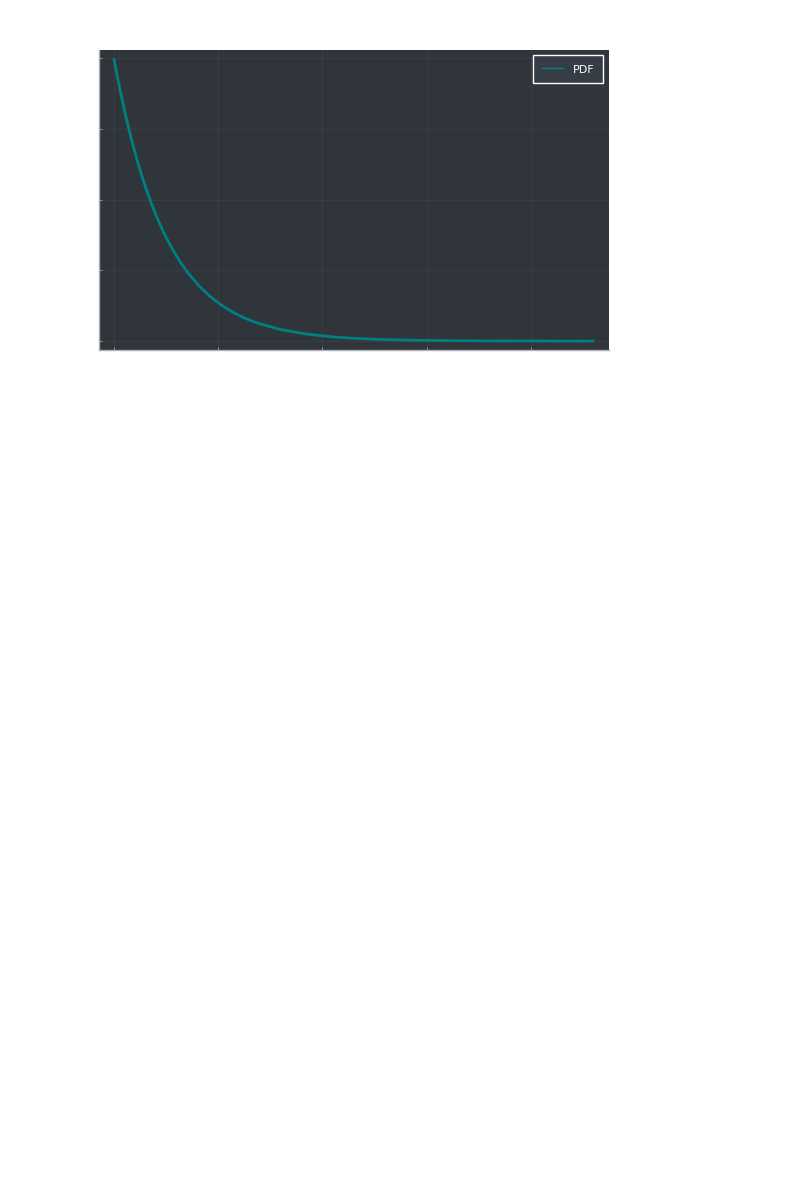
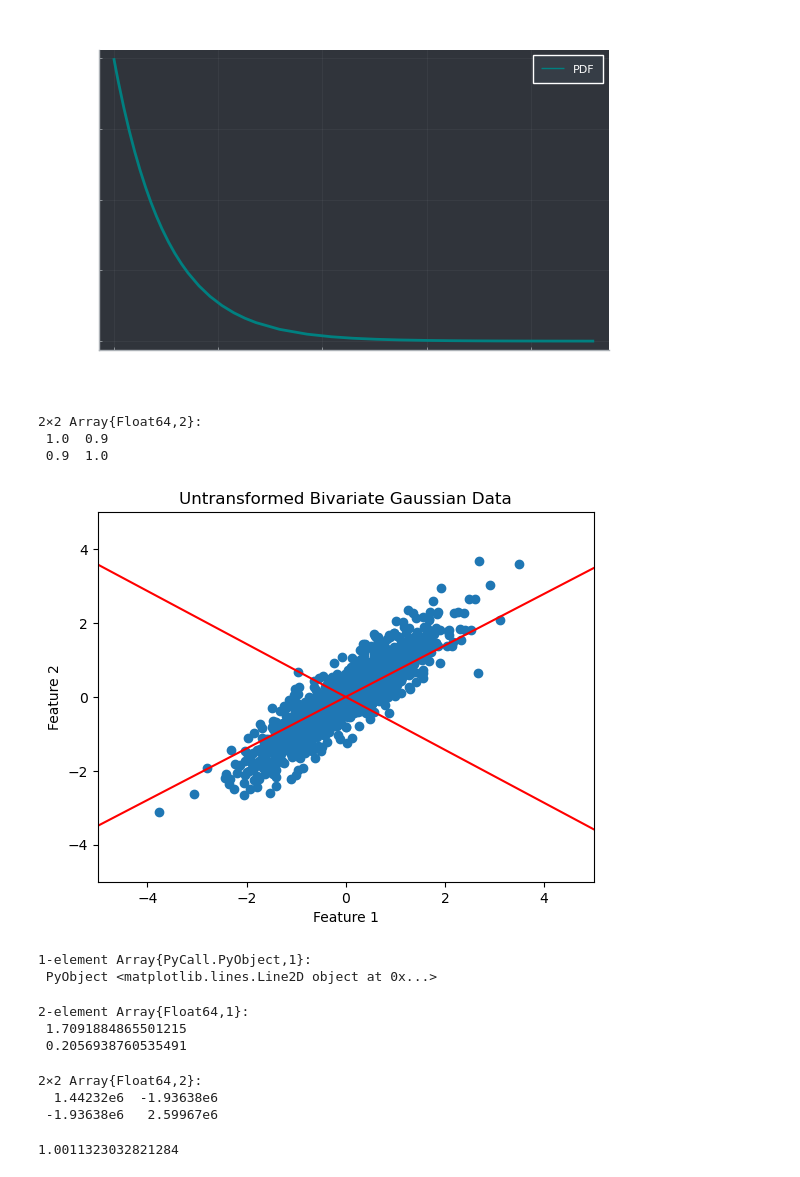
Before and after one commit to jberezow/OptDigits, a Jupyter notebook: Thesis-Plots.ipynb, the cells around one changed output. Cells and saved outputs as stored; diff of their text form; code cells hidden in the pictures; blank space fills up the shorter version.

```diff
--- a/Thesis-Plots.ipynb
+++ b/Thesis-Plots.ipynb
@@ -32,3 +41,58 @@ display(plt)
 # %% [output]
 [figure]
 [figure]
+# %%
+using PyPlot
+μ = [0,0]
+Σ = [1 0.9
+    0.9 1.0]
+display(Σ)
+x = rand(MvNormal(μ,Σ),1000)
+PyPlot.scatter(x[1,:],x[2,:])
+plt.xlim(-5,5)
+plt.ylim(-5,5)
+plt.title("Untransformed Bivariate Gaussian Data")
+plt.xlabel("Feature 1")
+plt.ylabel("Feature 2")
+
+dims = 2
+x_pca = fit(PCA,x,maxoutdim=dims)
+xt = transform(x_pca,x)
+
+x2 = x*transpose(x)
+A = eigvecs(x2)
+xs = [-5+i/1000 for i=1:10000]
+line1 = [A[1,1]*i for i in xs]
+line2 = [A[2,1]*i for i in xs]
+PyPlot.plot(xs,line1,color="red")
+PyPlot.plot(xs,line2,color="red")
+# %% [output]
+2×2 Array{Float64,2}:
+ 1.0  0.9
+ 0.9  1.0
+[figure, added]
+1-element Array{PyCall.PyObject,1}:
+ PyObject <matplotlib.lines.Line2D object at 0x...>
+# %%
+dims = 2
+x_pca = fit(PCA,x,maxoutdim=dims)
+xt = transform(x_pca,x)
+
+x_pca.prinvars
+# %% [output]
+2-element Array{Float64,1}:
+ 1.7091884865501215
+ 0.2056938760535491
+# %%
+cov(x2)
+# %% [output]
+2×2 Array{Float64,2}:
+  1.44232e6  -1.93638e6
+ -1.93638e6   2.59967e6
+# %%
+x2 = x*transpose(x)
+A = eigvecs(x2)
+e1 = A[1,2]/A[1,1]
+e2 = A[2,2]/A[2,1]
+# %% [output]
+1.0011323032821284
```
Also changed, not shown: parts of 3 cells of this notebook, 1 other file.
